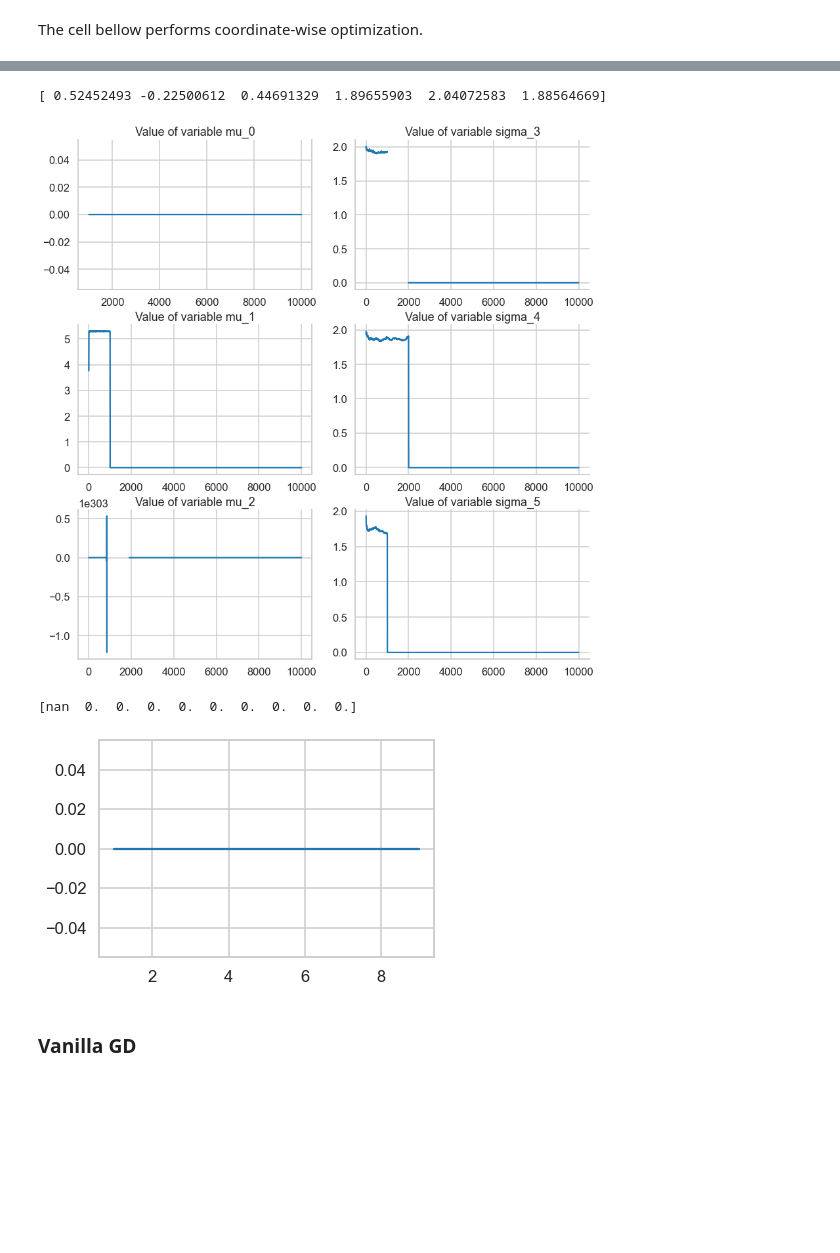
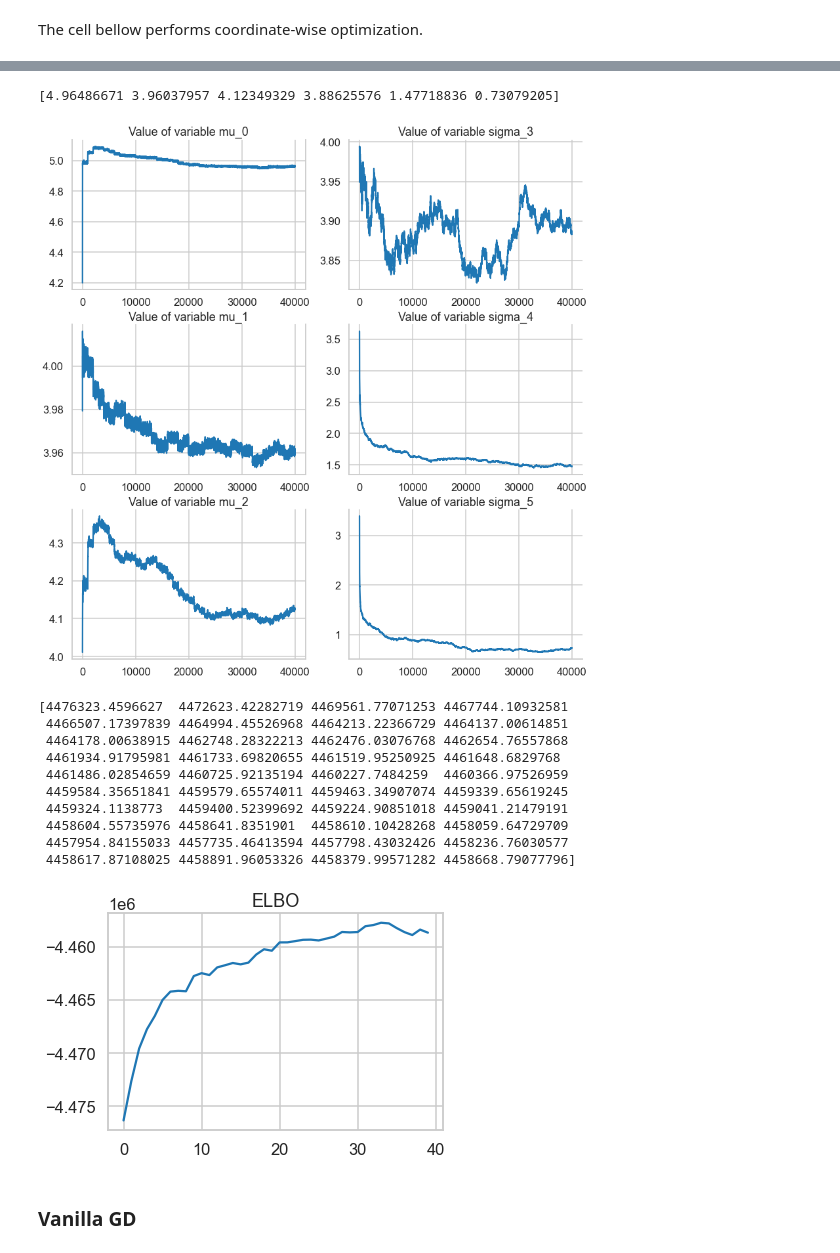
Before and after one commit to LinusBleistein/binary_ts, a Jupyter notebook: datasimulation .ipynb, the cells around one changed output, grey strips where cells are left out. Saved outputs shown, nothing was run; the diff lists cells and outputs as text; code cells hidden in the pictures; blank space fills up the shorter version.

Commit message:
Improved graphs

```diff
--- a/datasimulation .ipynb
+++ b/datasimulation .ipynb
@@ -29,8 +29,8 @@ def sample(i :int, T :int, d :int):
     """
 
     A = 0.3*np.identity(d) + 0.1*np.random.randn(d,d)
-    B = 0.8*np.identity(d)
-    random_matrix = np.random.randn(d,d)
+    B = 0.8*np.identity(d) + 0.1*np.random.randn(d,d)
+    random_matrix = 0.7*np.random.randn(d,d)
     sigma = np.dot(random_matrix,random_matrix.T)
 
     x_data = np.zeros((i,d,T))
@@ -52,6 +52,7 @@ def sample(i :int, T :int, d :int):
     return A,B,sigma,x_data,z_data
 # %%
 T=900
+d=4
 A,B,sigma,test_data,z_data = sample(100,T,d)
 # %%
 f,ax=plt.subplots(3,1,figsize=(30,15))
@@ -296,7 +299,7 @@ print(scipy.optimize.check_grad(elbo,grad=full_jacobian, x0= 3*np.ones(2*d)))
 The cell bellow performs coordinate-wise optimization.
 # %%
 #Max iterations of coordinate descent and max iterations for every gradient descent within coordinate descent
-max_it = 10
+max_it = 40
 max_it_gd = 1000
 
 
@@ -367,7 +377,7 @@ KeyboardInterrupt:
 # %%
 print(variables)
 # %% [output]
-[ 0.52452493 -0.22500612  0.44691329  1.89655903  2.04072583  1.88564669]
+[4.96486671 3.96037957 4.12349329 3.88625576 1.47718836 0.73079205]
 # %%
 f,ax = plt.subplots(d,2,figsize=(12,12))
 f.tight_layout()
@@ -387,14 +397,24 @@ for i in np.arange(2*d):
         ax[i-d,1].spines["right"].set_visible(False)
         ax[i-d,1].spines["top"].set_visible(False)
 # %% [output]
-[figure, old version]
+[figure, new version]
 # %%
 plt.plot(-elbo_track)
+plt.title('ELBO')
 
 print(elbo_track)
 # %% [output]
-[nan  0.  0.  0.  0.  0.  0.  0.  0.  0.]
+[4476323.4596627  4472623.42282719 4469561.77071253 4467744.10932581
+ 4466507.17397839 4464994.45526968 4464213.22366729 4464137.00614851
+ 4464178.00638915 4462748.28322213 4462476.03076768 4462654.76557868
+ 4461934.91795981 4461733.69820655 4461519.95250925 4461648.6829768
+ 4461486.02854659 4460725.92135194 4460227.7484259  4460366.97526959
+ 4459584.35651841 4459579.65574011 4459463.34907074 4459339.65619245
+ 4459324.1138773  4459400.52399692 4459224.90851018 4459041.21479191
+ 4458604.55735976 4458641.8351901  4458610.10428268 4458059.64729709
+ 4457954.84155033 4457735.46413594 4457798.43032426 4458236.76030577
+ 4458617.87108025 4458891.96053326 4458379.99571282 4458668.79077796]
-[figure, old version]
+[figure, new version]
 # %% [markdown]
 ### Vanilla GD
 # %% [markdown]
```
Also changed, not shown: parts of 11 cells of this notebook.
